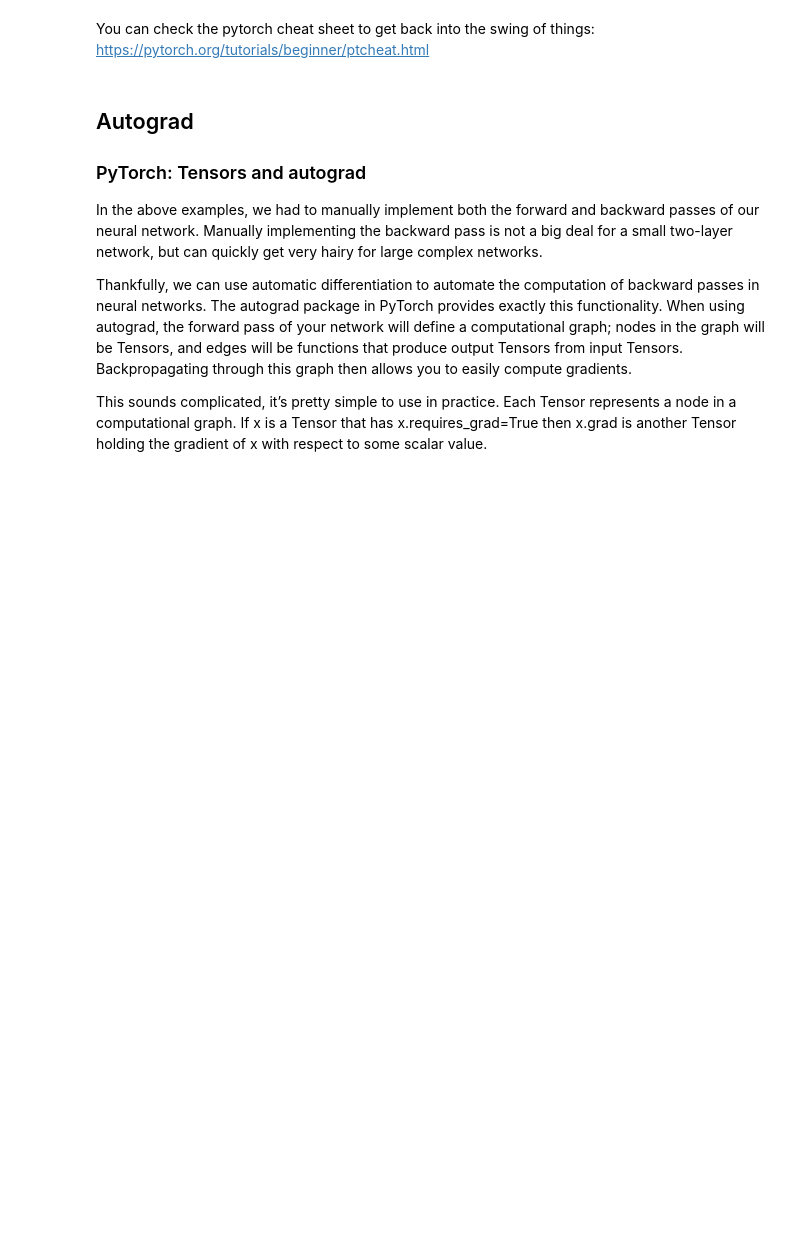
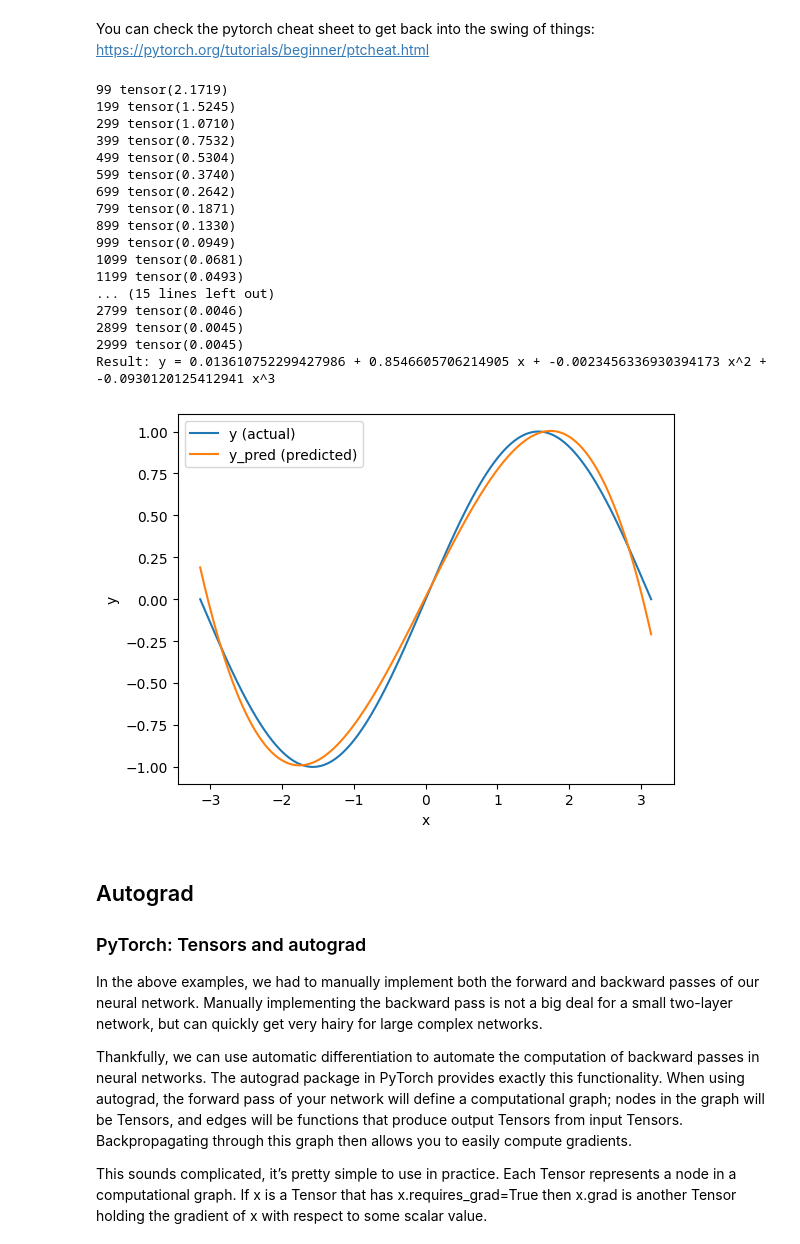
Before and after one commit to Khunhai1/ai-safety, a Jupyter notebook: ex_1_numpy_to_pytorch.ipynb, the cells around one changed output. Cells and saved outputs as stored; diff of their text form; code cells hidden in the pictures; blank space fills up the shorter version.

```diff
--- a/ex_1_numpy_to_pytorch.ipynb
+++ b/ex_1_numpy_to_pytorch.ipynb
@@ -201,44 +226,63 @@ device = torch.device("cpu")
 # device = torch.device("cuda:0") # Uncomment this to run on GPU
 
 # Create random input and output data
 x = torch.linspace(-math.pi, math.pi, 1000, device=device, dtype=dtype)
 y = torch.sin(x)
 
 # Randomly initialize weights
 a = torch.randn((), device=device, dtype=dtype)
 b = torch.randn((), device=device, dtype=dtype)
 c = torch.randn((), device=device, dtype=dtype)
 d = torch.randn((), device=device, dtype=dtype)
 
 learning_rate = 1e-3
 epochs = 3000
 for t in range(epochs):
     # Forward pass: compute predicted y
-    y_pred = ...
+    y_pred = a + b * x + c * x ** 2 + d * x ** 3
 
     # Compute and print loss
-    loss = ...
+    loss = (1/n) * torch.sum((y_pred - y) ** 2)
     if t % 100 == 99:
         print(t, loss)
 
     # Backprop to compute gradients of a, b, c, d with respect to loss
-    grad_y_pred = ...
-    grad_a = ...
-    grad_b = ...
-    grad_c = ...
-    grad_d = ...
+    grad_y_pred = 2 * (y_pred - y)
+    grad_a = (2/n) * torch.sum(grad_y_pred)
+    grad_b = (2/n) * torch.sum(grad_y_pred * x)
+    grad_c = (2/n) * torch.sum(grad_y_pred * x ** 2)
+    grad_d = (2/n) * torch.sum(grad_y_pred * x ** 3)
 
     # Update weights using gradient descent
-    a -= ...
-    b -= ...
-    c -= ...
-    d -= ...
+    a -= grad_a * learning_rate
+    b -= grad_b * learning_rate
+    c -= grad_c * learning_rate
+    d -= grad_d * learning_rate
 
 
 print(f'Result: y = {a.item()} + {b.item()} x + {c.item()} x^2 + {d.item()} x^3')
 
 # Check with the plot!
 plot(y_pred, y, x)
+# %% [output]
+99 tensor(2.1719)
+199 tensor(1.5245)
+299 tensor(1.0710)
+399 tensor(0.7532)
+499 tensor(0.5304)
+599 tensor(0.3740)
+699 tensor(0.2642)
+799 tensor(0.1871)
+899 tensor(0.1330)
+999 tensor(0.0949)
+1099 tensor(0.0681)
+1199 tensor(0.0493)
+... (15 lines left out)
+2799 tensor(0.0046)
+2899 tensor(0.0045)
+2999 tensor(0.0045)
+Result: y = 0.013610752299427986 + 0.8546605706214905 x + -0.0023456336930394173 x^2 + -0.0930120125412941 x^3
+[figure, added]
 # %% [markdown]
 ## Autograd
 ### PyTorch: Tensors and autograd
```
Also changed, not shown: parts of 5 cells of this notebook.
